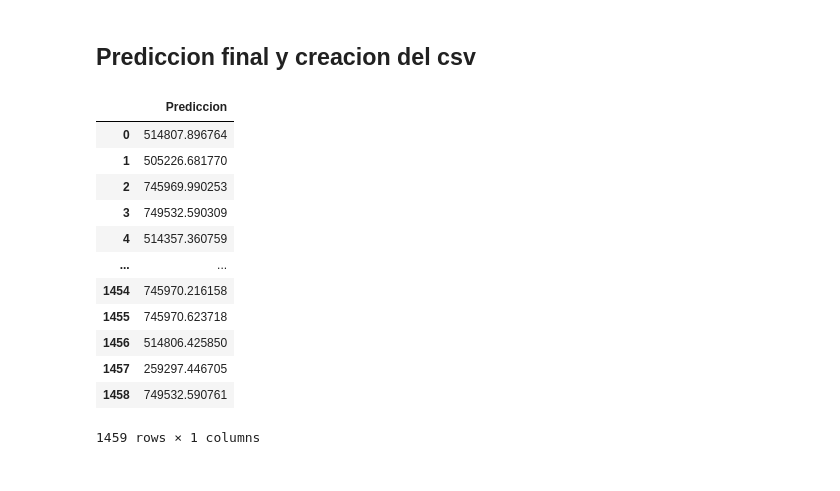
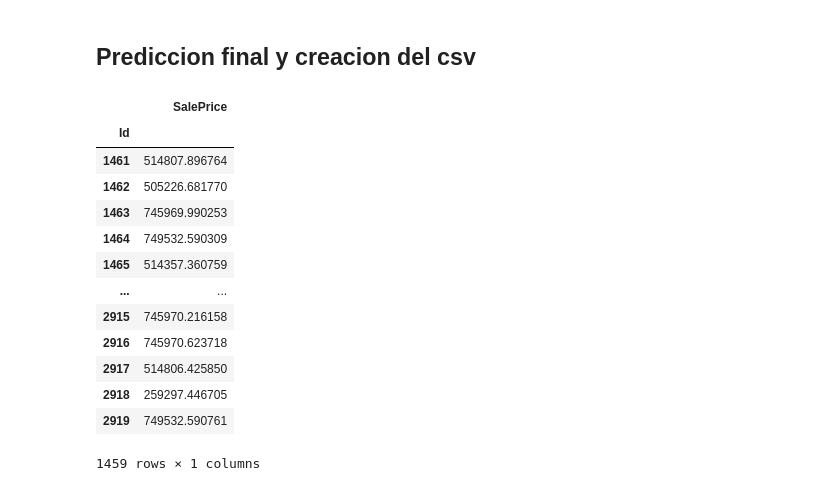
Before and after one commit to nachomohamed/Hackathon_Henry, a Jupyter notebook: Calculo_House.ipynb, the cells around one changed output. Saved outputs shown, nothing was run; the diff lists cells and outputs as text; code cells hidden in the pictures.

```diff
--- a/Calculo_House.ipynb
+++ b/Calculo_House.ipynb
@@ -10,6 +10,6 @@ import matplotlib.pyplot as plt
 import math
 sns.set()
 # %%
-data = pd.read_csv("house_train_raw.csv")
+data = pd.read_csv("house_train_raw.csv", index_col="Id")
 data
 # %% [output]
@@ -52,7 +65,7 @@ def createDummies(df, var_name):
 
 # Con un for interamos las columnas categoricas y las reemplazamos por numericas
 for col in data.columns:
-    if type(data[col][0])==str:
+    if type(data[col][1])==str:
         data = createDummies(data, col)
 
 
@@ -479,6 +493,6 @@ GradientBoostingRegressor(learning_rate=0.23, max_depth=30, max_features='auto',
 # %% [markdown]
 Ahora realizamos la importación del data set del test y le realizamos las transformaciones correspondientes que ya fueron explicadas anteriormente. La normalización y la selección de columnas.
 # %%
-test = pd.read_csv("houses_test_raw.csv")
+test = pd.read_csv("houses_test_raw.csv", index_col="Id")
 test
 # %% [output]
@@ -506,7 +521,7 @@ def createDummies(df, var_name):
     return df
 
 for col in test.columns:
-    if type(test[col][0])==str:
+    if type(test[col][1461])==str:
         test = createDummies(test, col)
 
 Lista1 = corr[corr.loc["SalePrice",:]>0.1]
@@ -533,20 +549,21 @@ Con todos realizado por procedemos a hacer la predicción de los valores de test
 ## Prediccion final y creacion del csv
 # %%
 # Hacemos la prediccion y la enviamos a un csv
-prediccion=pd.DataFrame(modelo.predict(test2), columns=["Prediccion"])
+prediccion=pd.DataFrame(modelo.predict(test2), columns=["SalePrice"], index=test2.index)
 prediccion
 # %% [output]
-|  | Prediccion |
-| 0 | 514807.896764 |
-| 1 | 505226.681770 |
-| 2 | 745969.990253 |
-| 3 | 749532.590309 |
-| 4 | 514357.360759 |
+|  | SalePrice |
+| Id |  |
+| 1461 | 514807.896764 |
+| 1462 | 505226.681770 |
+| 1463 | 745969.990253 |
+| 1464 | 749532.590309 |
+| 1465 | 514357.360759 |
 | ... | ... |
-| 1454 | 745970.216158 |
-| 1455 | 745970.623718 |
-| 1456 | 514806.425850 |
-| 1457 | 259297.446705 |
-| 1458 | 749532.590761 |
+| 2915 | 745970.216158 |
+| 2916 | 745970.623718 |
+| 2917 | 514806.425850 |
+| 2918 | 259297.446705 |
+| 2919 | 749532.590761 |
 1459 rows × 1 columns
 # %%
```
Also changed, not shown: parts of 7 cells of this notebook, 1 other file.
